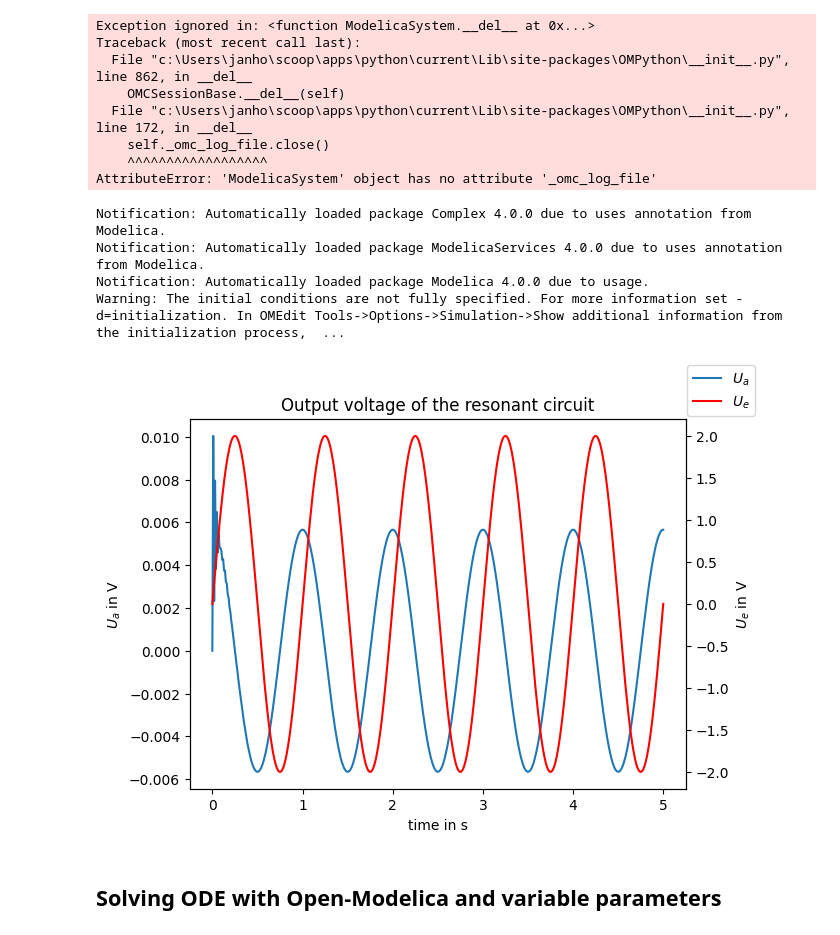
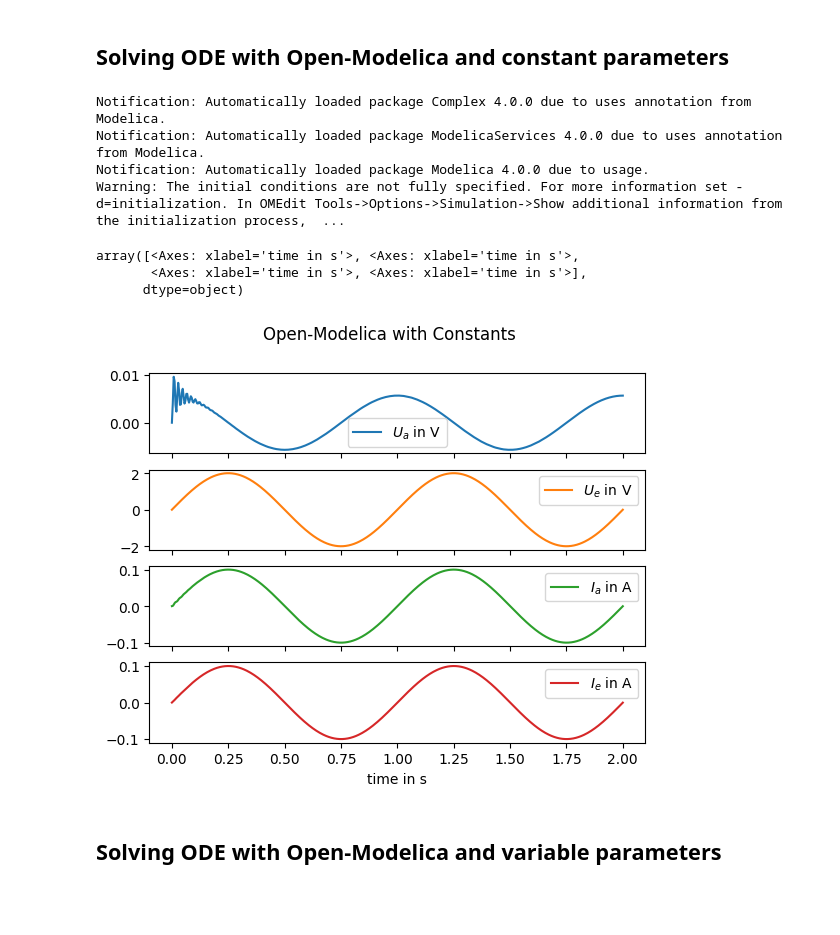
Before and after one commit to JaxRaffnix/Modellbildung-Simulation, a Jupyter notebook: exercise 3/exercise3.ipynb, the cells around one changed output. Saved outputs shown, nothing was run; the diff lists cells and outputs as text; code cells hidden in the pictures; blank space fills up the shorter version.

```diff
--- a/exercise 3/exercise3.ipynb
+++ b/exercise 3/exercise3.ipynb
@@ -104,19 +75,13 @@ Die Energie wird zwischen Kondensator und Spule periodisch ausgetauscht. Ihr kom
+# %% [markdown]
+## Solving ODE with Open-Modelica and constant parameters
 # %%
 modelname = "resonant_circuit"
 model = ModelicaSystem(modelname+".mo", modelname)
-model.setSimulationOptions('stopTime=5.0')
+model.setSimulationOptions('stopTime=2.0')
 
 model.simulate()
 # %% [output]
-Exception ignored in: <function ModelicaSystem.__del__ at 0x...>
-Traceback (most recent call last):
-  File "c:\Users\janho\scoop\apps\python\current\Lib\site-packages\OMPython\__init__.py", line 862, in __del__
-    OMCSessionBase.__del__(self)
-  File "c:\Users\janho\scoop\apps\python\current\Lib\site-packages\OMPython\__init__.py", line 172, in __del__
-    self._omc_log_file.close()
-    ^^^^^^^^^^^^^^^^^^
-AttributeError: 'ModelicaSystem' object has no attribute '_omc_log_file'
+Notification: Automatically loaded package Complex 4.0.0 due to uses annotation from Modelica.
+Notification: Automatically loaded package ModelicaServices 4.0.0 due to uses annotation from Modelica.
+Notification: Automatically loaded package Modelica 4.0.0 due to usage.
+Warning: The initial conditions are not fully specified. For more information set -d=initialization. In OMEdit Tools->Options->Simulation->Show additional information from the initialization process,  ...
-Notification: Automatically loaded package Complex 4.0.0 due to uses annotation from Modelica.
-Notification: Automatically loaded package ModelicaServices 4.0.0 due to uses annotation from Modelica.
-Notification: Automatically loaded package Modelica 4.0.0 due to usage.
-Warning: The initial conditions are not fully specified. For more information set -d=initialization. In OMEdit Tools->Options->Simulation->Show additional information from the initialization process,  ...
@@ -127,18 +88,19 @@ time = model.getSolutions('time')
-# %%
-fig, ax1 = plt.subplots()
-ax1.plot(time[0], output_voltage[0], label="$U_a$")
-ax1.set_xlabel("time in s")
-ax1.set_ylabel("$U_a$ in V")
-
-ax2 = ax1.twinx()
-ax2.plot(time[0], input_voltage[0], label="$U_e$", color ="red")
-ax2.set_ylabel("$U_e$ in V")
-
-plt.title("Output voltage of the resonant circuit")
-fig.legend()
-plt.show()
-# %% [output]
-[figure, removed]
+# %%
+task2 = pd.DataFrame({
+    "time in s":    model.getSolutions('time').ravel(),
+    "$U_a$ in V":   model.getSolutions("u_a").ravel(),
+    "$U_e$ in V":   model.getSolutions("u_e").ravel(),
+    "$I_a$ in A":   model.getSolutions("i_L").ravel(),
+    "$I_e$ in A":   model.getSolutions("i_e").ravel(),
+})
+task2 = task2.set_index("time in s")
+
+task2.plot(subplots=True, title="Open-Modelica with Constants")
+# %% [output]
+array([<Axes: xlabel='time in s'>, <Axes: xlabel='time in s'>,
+       <Axes: xlabel='time in s'>, <Axes: xlabel='time in s'>],
+      dtype=object)
+[figure, added]
 # %% [markdown]
 ## Solving ODE with Open-Modelica and variable parameters
 # %%
```
Also changed, not shown: parts of 21 cells of this notebook, 4 other files.
